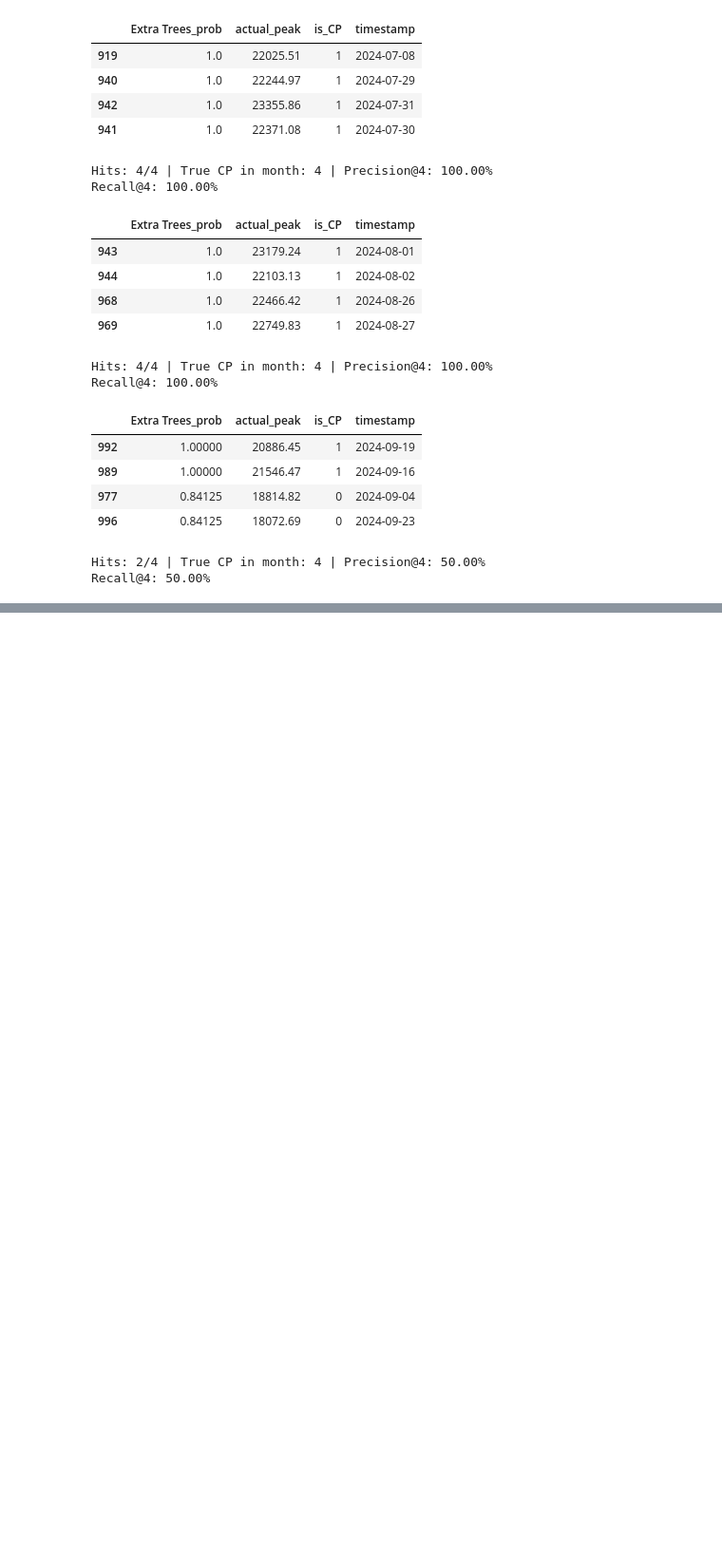
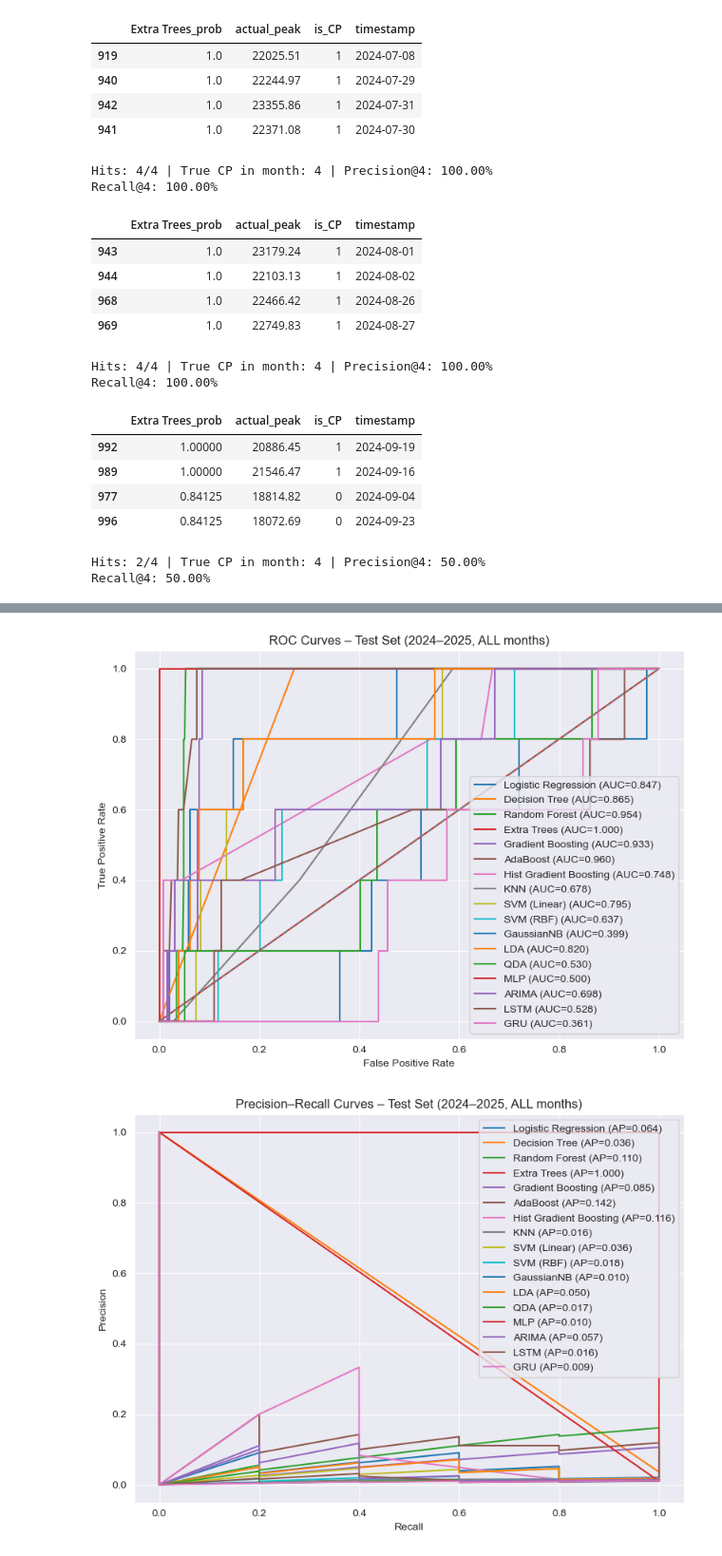
Before and after one commit to EmiyaKatuz/Probabilistic-Algorithm-for-5CP, a Jupyter notebook: cp_evaluation.ipynb, the cells around one changed output, grey strips where cells are left out. Shown at 95% size. Cells and saved outputs as stored; diff of their text form; code cells hidden in the pictures; blank space fills up the shorter version.

```diff
--- a/cp_evaluation.ipynb
+++ b/cp_evaluation.ipynb
@@ -1119,12 +1021,0 @@ if ENABLE_HOURLY_PIPELINE:
-# %%
-USE_HOURLY_PEAK_LABEL = True
-TOP_HOURS_PER_MONTH = 1  # 示例：每月取前20个最大发电小时
-if ENABLE_HOURLY_PIPELINE and USE_HOURLY_PEAK_LABEL:
-    hourly_df['is_peak_hour'] = 0
-    summer_mask = hourly_df['month'].between(6, 9)
-    for (y, m), sub in hourly_df[summer_mask].groupby(['year', 'month']):
-        if len(sub) < 24 * 5:
-            continue
-        top_idx = sub.nlargest(TOP_HOURS_PER_MONTH, 'actual_load').index
-        hourly_df.loc[top_idx, 'is_peak_hour'] = 1
-    print("[INFO] Added is_peak_hour label.")
@@ -1960,0 +1497,63 @@ RuntimeError: 测试集缺少目标列: is_peak_hour
+# %%
+# ROC and Precision-Recall curves for 2024 (overall trend view)
+from matplotlib import pyplot as plt
+from sklearn.metrics import roc_curve as sk_roc_curve, auc as sk_auc
+
+X_all = X_test
+y_all = y_test
+
+has_both_classes = (len(np.unique(y_all)) > 1)
+
+# ROC
+plt.figure(figsize=(8, 6))
+plotted_any = False
+if not has_both_classes:
+    plt.text(0.5, 0.5, "ROC undefined for test set (single class in y).", ha='center', va='center')
+else:
+    for name, m in fitted_models.items():
+        try:
+            s = m.predict_proba(X_all)[:, 1] if hasattr(m, 'predict_proba') else m.decision_function(X_all)
+            s = sanitize_scores(s)
+            fpr, tpr, _ = sk_roc_curve(y_all, s)
+            roc_auc_val = sk_auc(fpr, tpr)
+            plt.plot(fpr, tpr, label=f"{name} (AUC={roc_auc_val:.3f})")
+            plotted_any = True
+        except Exception:
+            continue
+    plt.plot([0, 1], [0, 1], linestyle='--')
+
+plt.xlabel('False Positive Rate')
+plt.ylabel('True Positive Rate')
+plt.title('ROC Curves – Test Set (2024–2025, ALL months)')
+if plotted_any:
+    plt.legend()
+plt.tight_layout()
+plt.show()
+
+# Precision-Recall
+plt.figure(figsize=(8, 6))
+plotted_any_pr = False
+if y_all.sum() == 0:
+    plt.text(0.5, 0.5, "PR undefined for test set (no positive class).", ha='center', va='center')
+else:
+    for name, m in fitted_models.items():
+        try:
+            s = m.predict_proba(X_all)[:, 1] if hasattr(m, 'predict_proba') else m.decision_function(X_all)
+            s = sanitize_scores(s)
+            precision, recall, _ = precision_recall_curve(y_all, s)
+            ap_val = average_precision_score(y_all, s)
+            plt.plot(recall, precision, label=f"{name} (AP={ap_val:.3f})")
+            plotted_any_pr = True
+        except Exception:
+            continue
+
+plt.xlabel('Recall')
+plt.ylabel('Precision')
+plt.title('Precision–Recall Curves – Test Set (2024–2025, ALL months)')
+if plotted_any_pr:
+    plt.legend(loc='upper right')
+plt.tight_layout()
+plt.show()
+# %% [output]
+[figure, added]
+[figure, added]
```
Also changed, not shown: parts of 23 cells of this notebook, 3 other files.
